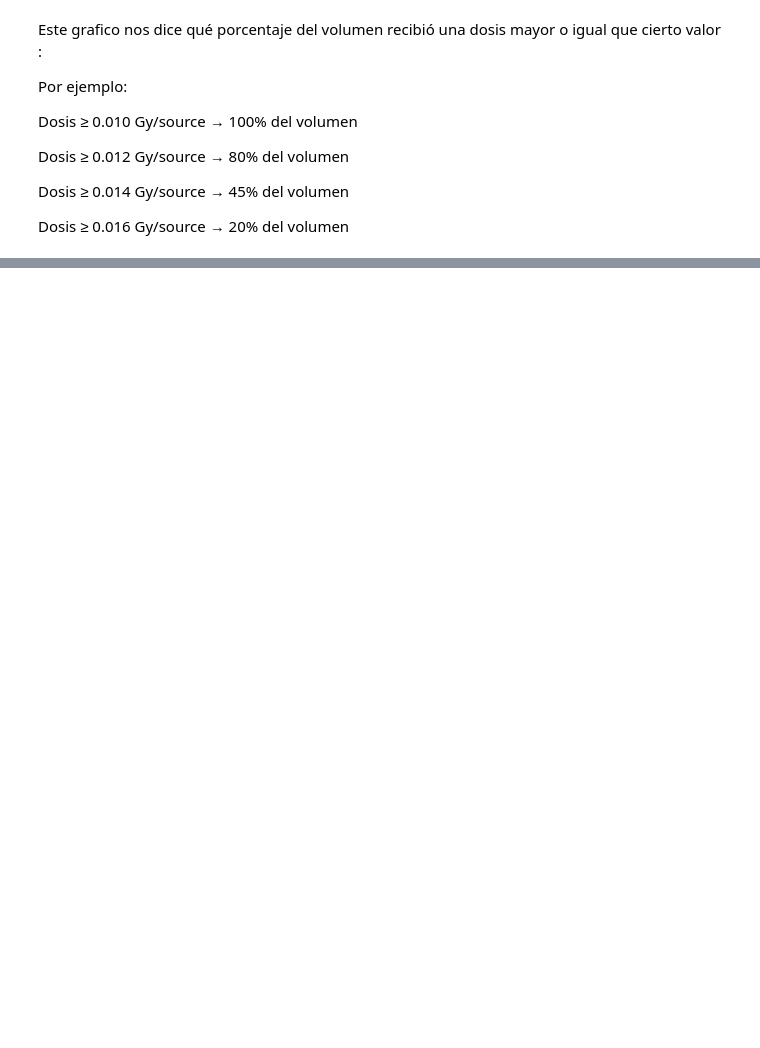
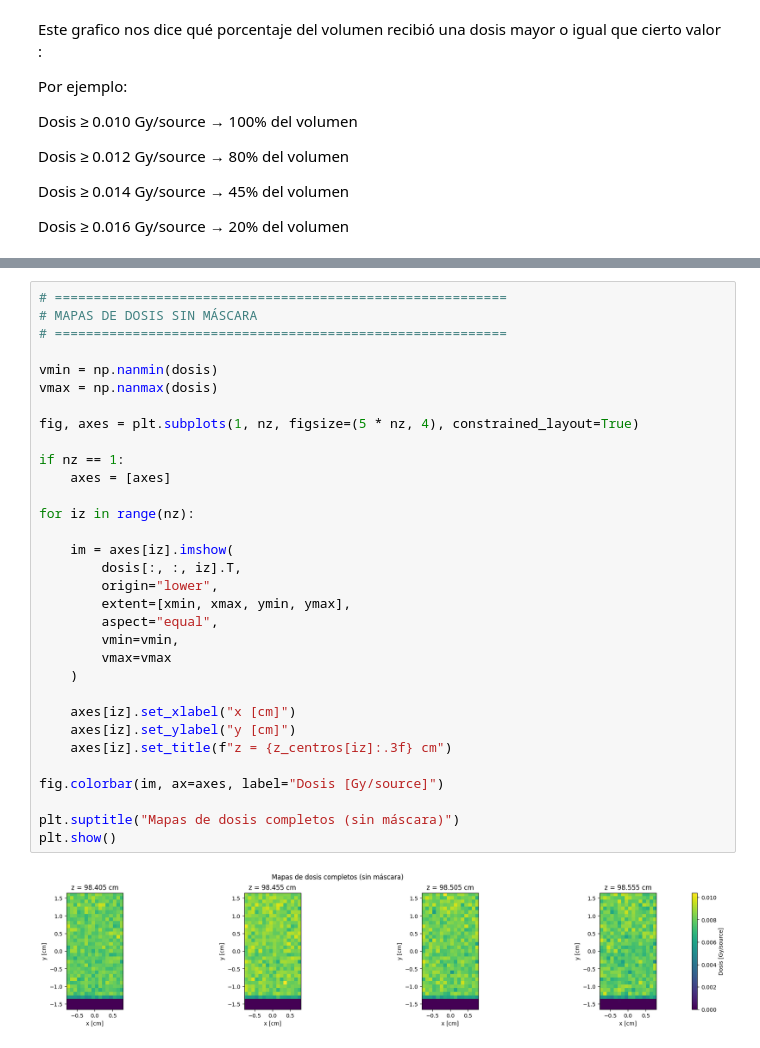
Before and after one commit to arirodriguez001/Laboratory-VI, a Jupyter notebook: Modelo irradiacion final/Modelo L/histograma_dosis-vol.ipynb, the cells around one changed output, grey strips where cells are left out. Drawn from its saved outputs; the diff is of its cells as text; blank space fills up the shorter version.

```diff
--- a/Modelo irradiacion final/Modelo L/histograma_dosis-vol.ipynb
+++ b/Modelo irradiacion final/Modelo L/histograma_dosis-vol.ipynb
@@ -636,0 +344,34 @@ print(np.std(dosis_fisica) / np.mean(dosis_fisica))
+# %%
+# ==========================================================
+# MAPAS DE DOSIS SIN MÁSCARA
+# ==========================================================
+
+vmin = np.nanmin(dosis)
+vmax = np.nanmax(dosis)
+
+fig, axes = plt.subplots(1, nz, figsize=(5 * nz, 4), constrained_layout=True)
+
+if nz == 1:
+    axes = [axes]
+
+for iz in range(nz):
+
+    im = axes[iz].imshow(
+        dosis[:, :, iz].T,
+        origin="lower",
+        extent=[xmin, xmax, ymin, ymax],
+        aspect="equal",
+        vmin=vmin,
+        vmax=vmax
+    )
+
+    axes[iz].set_xlabel("x [cm]")
+    axes[iz].set_ylabel("y [cm]")
+    axes[iz].set_title(f"z = {z_centros[iz]:.3f} cm")
+
+fig.colorbar(im, ax=axes, label="Dosis [Gy/source]")
+
+plt.suptitle("Mapas de dosis completos (sin máscara)")
+plt.show()
+# %% [output]
+[figure, added]
```
Also changed, not shown: parts of 31 cells of this notebook, 27 other files.
